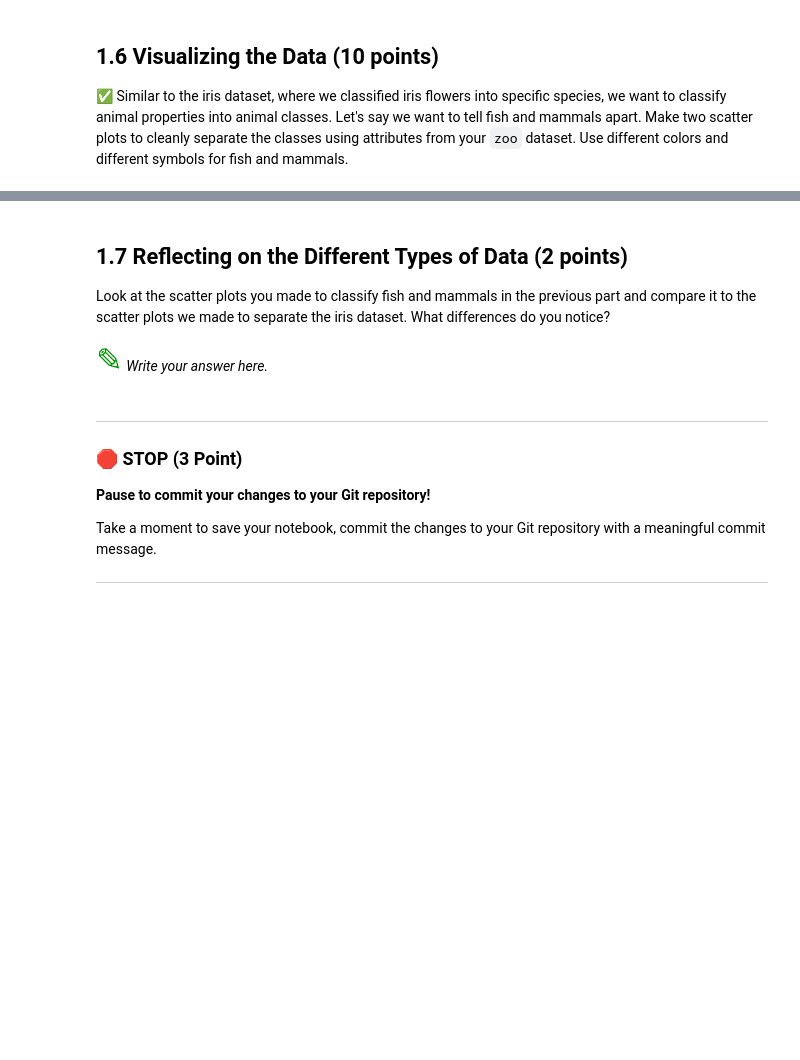
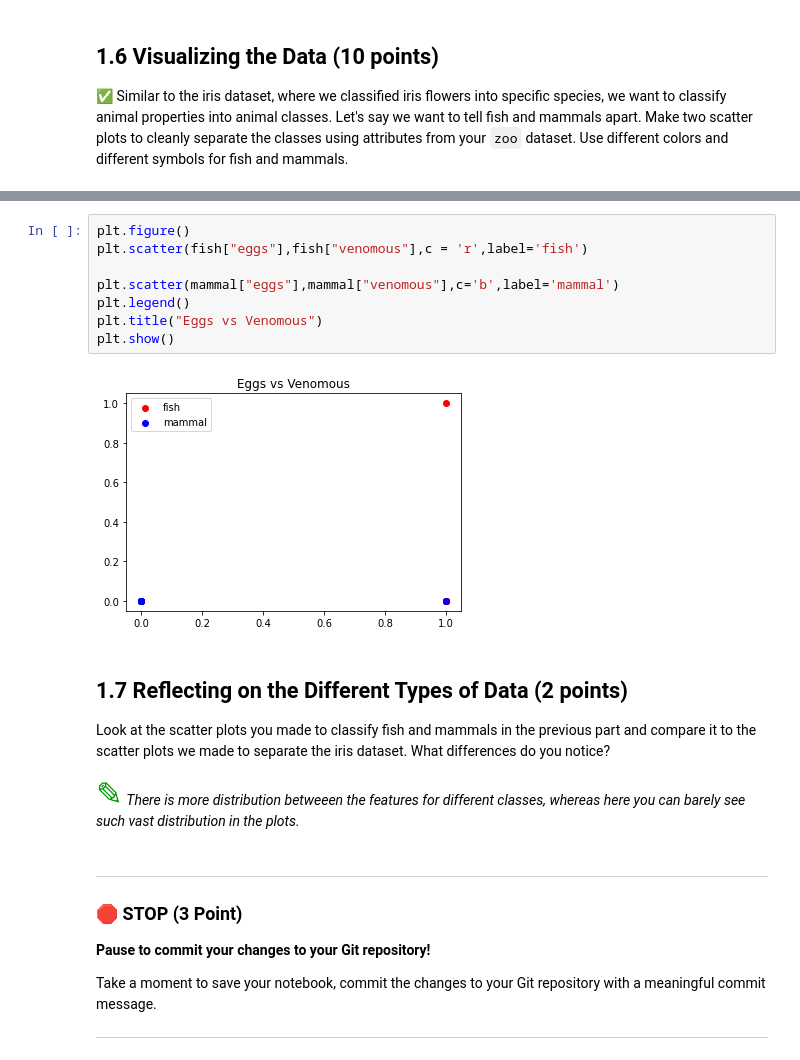
Before and after one commit to codeme69/CMSE202-s23-turnin, a Jupyter notebook: hw-02/HW-02_PandasAndObjects-STUDENT.ipynb, the cells around one changed output, grey strips where cells are left out. Saved outputs shown, nothing was run; the diff lists cells and outputs as text; blank space fills up the shorter version.

```diff
--- a/hw-02/HW-02_PandasAndObjects-STUDENT.ipynb
+++ b/hw-02/HW-02_PandasAndObjects-STUDENT.ipynb
@@ -160,9 +168,19 @@ mammal = zoo_data[zoo_data["class_type"]==1]
+# %%
+plt.figure()
+plt.scatter(fish["eggs"],fish["venomous"],c = 'r',label='fish')
+
+plt.scatter(mammal["eggs"],mammal["venomous"],c='b',label='mammal')
+plt.legend()
+plt.title("Eggs vs Venomous")
+plt.show()
+# %% [output]
+[figure, added]
 # %% [markdown]
 ## 1.7 Reflecting on the Different Types of Data (2 points)
 
 Look at the scatter plots you made to classify fish and mammals in the previous part and compare it to the scatter plots we made to separate the iris dataset. What differences do you notice?
 # %% [markdown]
-<font size=6 color="#009600">&#9998;</font> *Write your answer here.*
+<font size=6 color="#009600">&#9998;</font> *There is more distribution betweeen the features for different classes, whereas here you can barely see such vast distribution in the plots.*
 # %% [markdown]
 ---
 ### &#128721; STOP (3 Point)
```
Also changed, not shown: parts of 12 cells of this notebook.
